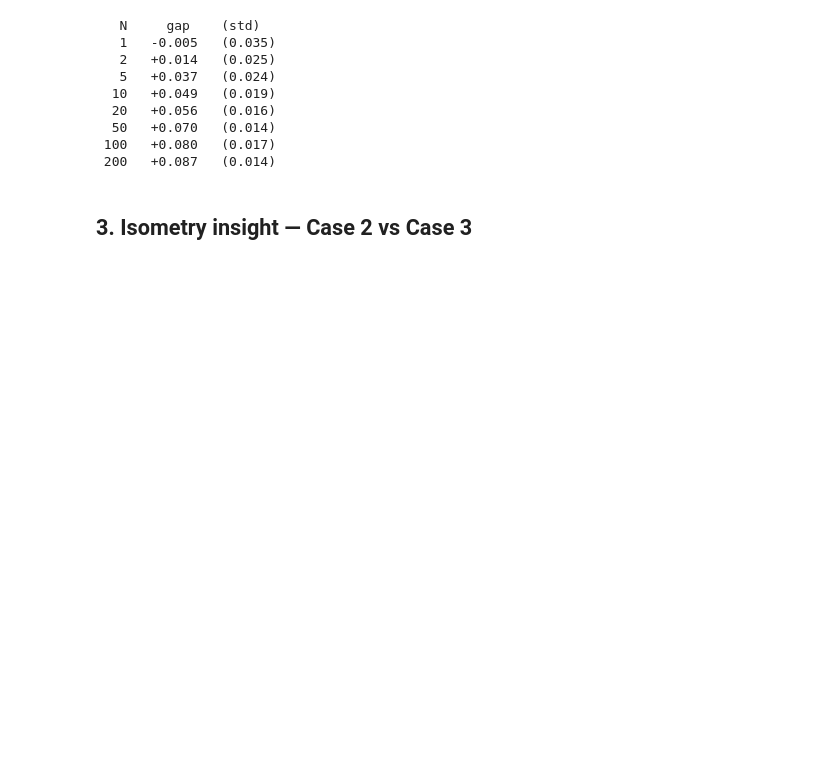
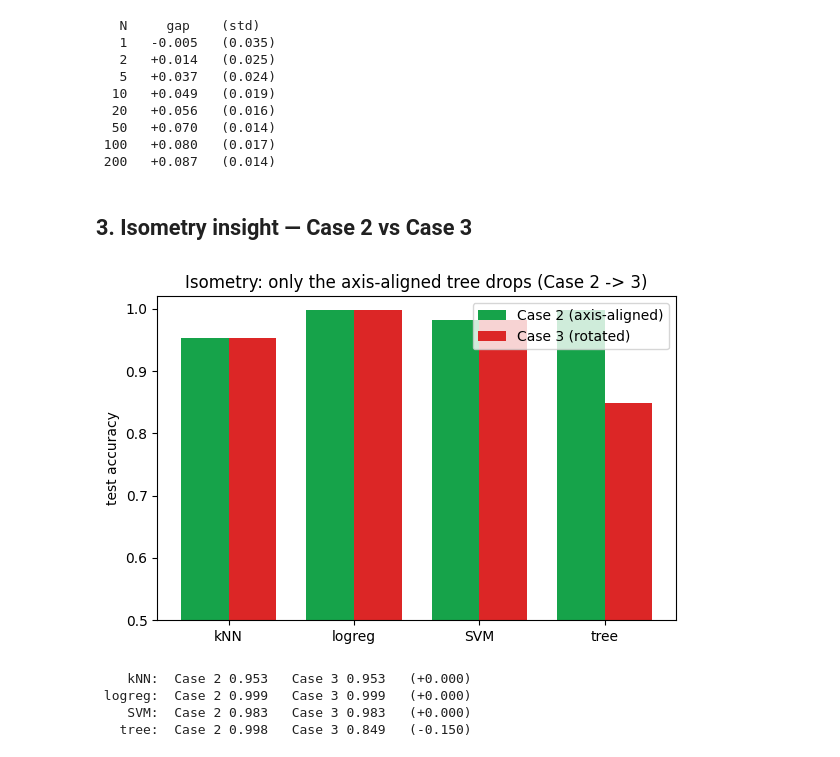
Before and after one commit to VinhDac/RHUL_Final, a Jupyter notebook: notebooks/01_core_snooping.ipynb, the cells around one changed output. Drawn from its saved outputs; the diff is of its cells as text; code cells hidden in the pictures; blank space fills up the shorter version.

```diff
--- a/notebooks/01_core_snooping.ipynb
+++ b/notebooks/01_core_snooping.ipynb
@@ -98,6 +98,36 @@ for N in N_values:
 # %% [markdown]
 ## 3. Isometry insight — Case 2 vs Case 3
 # %%
-# Support track (after the gate): the sklearn garden (kNN / tree / logreg / SVM)
-# on Case 2 vs Case 3 -- kNN/logreg/SVM unchanged, only the axis-aligned tree drops.
-# Filled when the sklearn support models land (Core.md SS5, artifact 3).
+# The isometry insight (sections 4-5): an isometry preserves distances and linear
+# separability, so distance- and rotation-based methods are unchanged Case 2 <-> Case 3;
+# only the axis-aligned tree, which secretly leans on the coordinate axes, degrades.
+from sklearn.neighbors import KNeighborsClassifier
+from sklearn.linear_model import LogisticRegression
+from sklearn.svm import SVC
+from sklearn.tree import DecisionTreeClassifier
+
+models = {"kNN": KNeighborsClassifier(15), "logreg": LogisticRegression(max_iter=1000),
+          "SVM": SVC(), "tree": DecisionTreeClassifier(max_depth=4, random_state=0)}
+acc = {2: {}, 3: {}}
+for case in (2, 3):                                   # Case 3 = Case 2 rotated by an isometry
+    (Xtr, ytr), _, (Xte, yte) = make_dataset(case, 5, 0.0, [2000, 10, 5000], np.random.default_rng(0))
+    for name, m in models.items():
+        acc[case][name] = m.fit(Xtr, ytr).score(Xte, yte)
+
+names = list(models); xs = np.arange(len(names)); w = 0.38
+fig, ax = plt.subplots(figsize=(6, 4))
+ax.bar(xs - w/2, [acc[2][n] for n in names], w, color="#16a34a", label="Case 2 (axis-aligned)")
+ax.bar(xs + w/2, [acc[3][n] for n in names], w, color="#dc2626", label="Case 3 (rotated)")
+ax.set_xticks(xs); ax.set_xticklabels(names); ax.set_ylim(0.5, 1.02)
+ax.set_ylabel("test accuracy"); ax.set_title("Isometry: only the axis-aligned tree drops (Case 2 -> 3)")
+ax.legend(); fig.tight_layout()
+fig.savefig(os.path.join(ROOT, "figures", "isometry.svg")); plt.show()
+
+for n in names:
+    print(f"{n:>7}:  Case 2 {acc[2][n]:.3f}   Case 3 {acc[3][n]:.3f}   ({acc[3][n]-acc[2][n]:+.3f})")
+# %% [output]
+[figure, added]
+    kNN:  Case 2 0.953   Case 3 0.953   (+0.000)
+ logreg:  Case 2 0.999   Case 3 0.999   (+0.000)
+    SVM:  Case 2 0.983   Case 3 0.983   (+0.000)
+   tree:  Case 2 0.998   Case 3 0.849   (-0.150)
```
Also changed, not shown: 8 other files.
